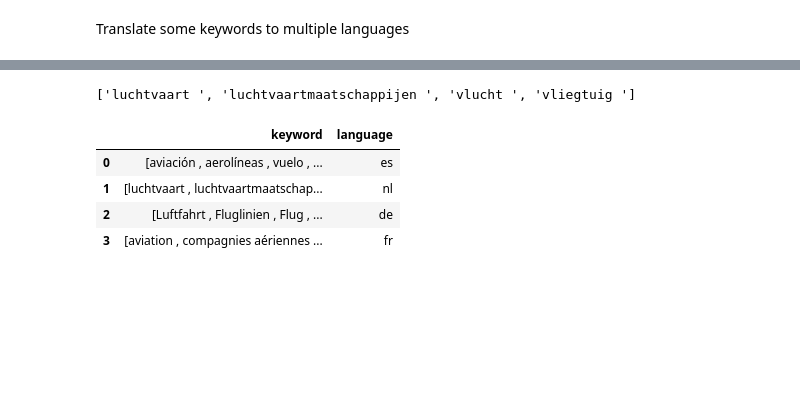
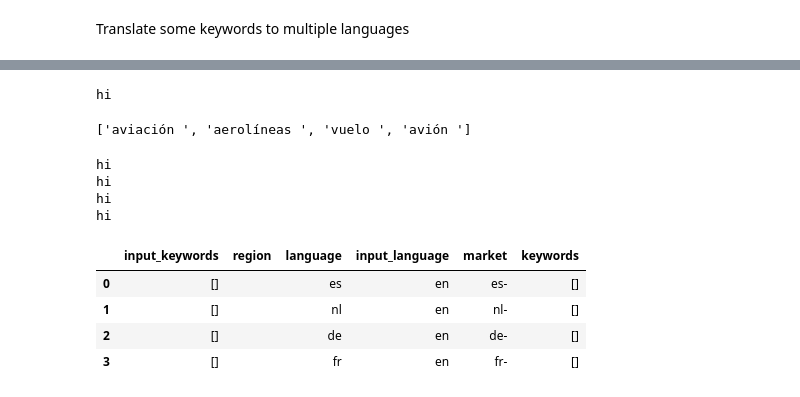
Before and after one commit to hugocool/worldwidenews, a Jupyter notebook: 00_core.ipynb, the cells around one changed output, grey strips where cells are left out. Cells and saved outputs as stored; diff of their text form; code cells hidden in the pictures; blank space fills up the shorter version.

```diff
--- a/00_core.ipynb
+++ b/00_core.ipynb
@@ -114,0 +52,33 @@ class KeywordsPerMarket(BaseModel):
+# %%
+from pydantic import BaseModel,ComputedField,computed_field,PrivateAttr
+from functools import lru_cache
+from funcy import cached_property,cached_readonly
+
+
+def list_to_tuple(function):
+    def wrapper(*args):
+        args = [tuple(x) if type(x) == list else x for x in args]
+        result = function(*args)
+        result = tuple(result) if type(result) == list else result
+        return result
+    return wrapper
+
+
+
+class KeywordsPerMarket(BaseModel):
+    input_keywords:list
+    region:str
+    language:str
+    market = ComputedField(lambda self:f"{self.language}-{self.region}")
+    input_language:str = 'en'
+    _translated_keywords = PrivateAttr(None)
+
+    @computed_field
+    @property
+    def keywords(self):
+        self._translated_keywords = self._translated_keywords or translate_keywords(self.input_keywords,self.language,self.input_language).result()
+        return self._translated_keywords
+
+    @keywords.setter
+    def keywords(self,keywords):
+        self._translated_keywords = keywords
@@ -127,15 +171,23 @@ keywords_per_market
-# %%
-KeywordsPerMarket(input_keywords=keywords,language='nl',region='').keywords
-# %% [output]
-['luchtvaart ', 'luchtvaartmaatschappijen ', 'vlucht ', 'vliegtuig ']
+# %%
+KeywordsPerMarket(**{'input_keywords': ['aviation', 'airlines', 'flight', 'airplane'],
+  'region': '',
+  'language': 'es',
+  'input_language': 'en',
+  'keywords': ['aviación ', 'aerolíneas ', 'vuelo ', 'avión ']}).keywords
+# %% [output]
+hi
+['aviación ', 'aerolíneas ', 'vuelo ', 'avión ']
 # %%
 import pandas as pd
-
-#
-pd.DataFrame([{'keyword':kpm.keywords,'language':kpm.language} for kpm in keywords_per_market])
+keywords = []
+pd.DataFrame([KeywordsPerMarket(input_keywords=keywords,language=language,region='').dict() for language in languages])
 # %% [output]
+hi
+hi
+hi
+hi
-|  | keyword | language |
-| 0 | [aviación , aerolíneas , vuelo , ... | es |
-| 1 | [luchtvaart , luchtvaartmaatschap... | nl |
-| 2 | [Luftfahrt , Fluglinien , Flug , ... | de |
-| 3 | [aviation , compagnies aériennes ... | fr |
+|  | input_keywords | region | language | input_language | market | keywords |
+| 0 | [] |  | es | en | es- | [] |
+| 1 | [] |  | nl | en | nl- | [] |
+| 2 | [] |  | de | en | de- | [] |
+| 3 | [] |  | fr | en | fr- | [] |
```
Also changed, not shown: parts of 45 cells of this notebook, 2 other files.
